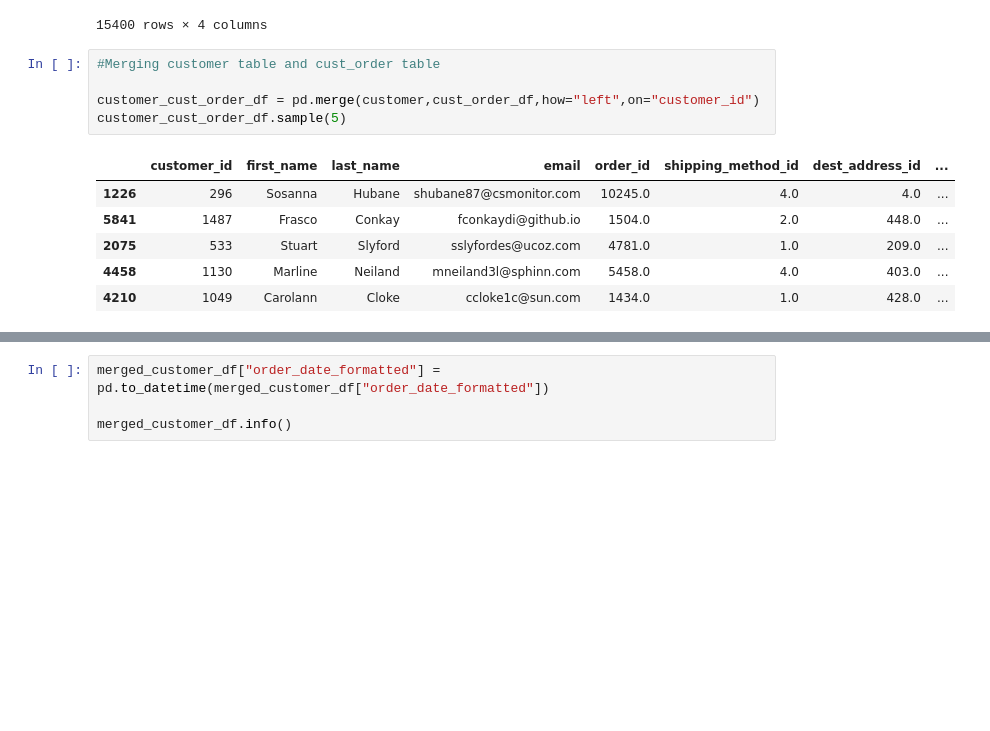
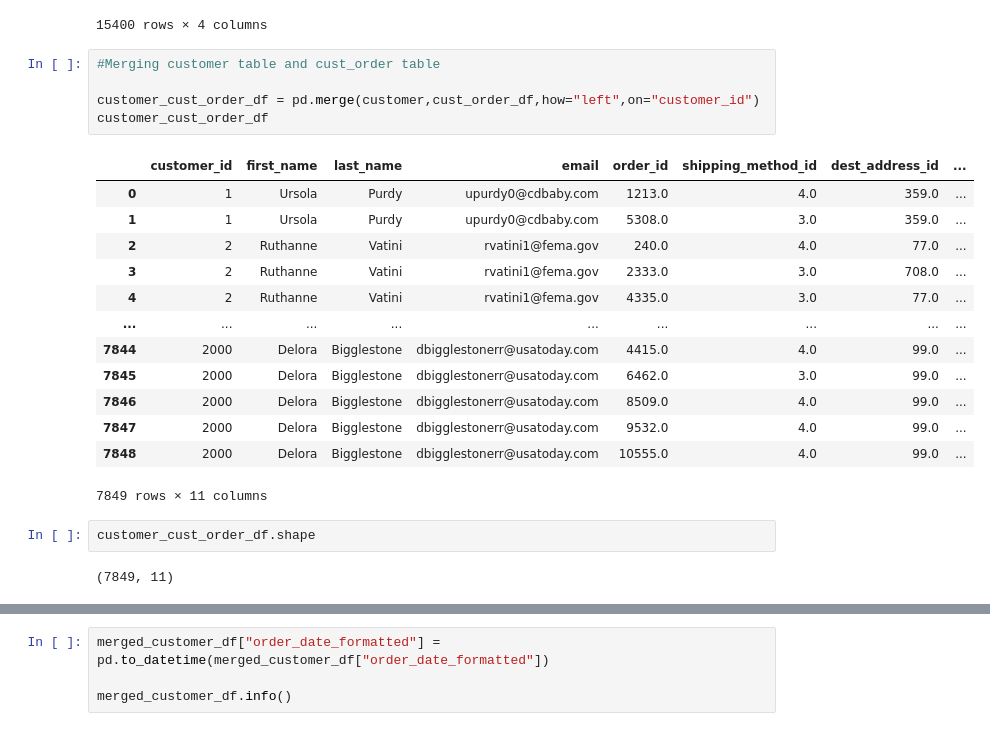
Before and after one commit to Ranjith-DS/DS_Final_Project_01, a Jupyter notebook: Notebook/EDA01.ipynb, the cells around one changed output, grey strips where cells are left out. Saved outputs shown, nothing was run; the diff lists cells and outputs as text; blank space fills up the shorter version.

```diff
--- a/Notebook/EDA01.ipynb
+++ b/Notebook/EDA01.ipynb
@@ -270,15 +264,26 @@ order_line_df
 # %%
 #Merging customer table and cust_order table
 
 customer_cust_order_df = pd.merge(customer,cust_order_df,how="left",on="customer_id")
-customer_cust_order_df.sample(5)
+customer_cust_order_df
 # %% [output]
 |  | customer_id | first_name | last_name | email | order_id | shipping_method_id | dest_address_id | ... |
-| 1226 | 296 | Sosanna | Hubane | shubane87@csmonitor.com | 10245.0 | 4.0 | 4.0 | ... |
-| 5841 | 1487 | Frasco | Conkay | fconkaydi@github.io | 1504.0 | 2.0 | 448.0 | ... |
-| 2075 | 533 | Stuart | Slyford | sslyfordes@ucoz.com | 4781.0 | 1.0 | 209.0 | ... |
-| 4458 | 1130 | Marline | Neiland | mneiland3l@sphinn.com | 5458.0 | 4.0 | 403.0 | ... |
-| 4210 | 1049 | Carolann | Cloke | ccloke1c@sun.com | 1434.0 | 1.0 | 428.0 | ... |
+| 0 | 1 | Ursola | Purdy | upurdy0@cdbaby.com | 1213.0 | 4.0 | 359.0 | ... |
+| 1 | 1 | Ursola | Purdy | upurdy0@cdbaby.com | 5308.0 | 3.0 | 359.0 | ... |
+| 2 | 2 | Ruthanne | Vatini | rvatini1@fema.gov | 240.0 | 4.0 | 77.0 | ... |
+| 3 | 2 | Ruthanne | Vatini | rvatini1@fema.gov | 2333.0 | 3.0 | 708.0 | ... |
+| 4 | 2 | Ruthanne | Vatini | rvatini1@fema.gov | 4335.0 | 3.0 | 77.0 | ... |
+| ... | ... | ... | ... | ... | ... | ... | ... | ... |
+| 7844 | 2000 | Delora | Bigglestone | dbigglestonerr@usatoday.com | 4415.0 | 4.0 | 99.0 | ... |
+| 7845 | 2000 | Delora | Bigglestone | dbigglestonerr@usatoday.com | 6462.0 | 3.0 | 99.0 | ... |
+| 7846 | 2000 | Delora | Bigglestone | dbigglestonerr@usatoday.com | 8509.0 | 4.0 | 99.0 | ... |
+| 7847 | 2000 | Delora | Bigglestone | dbigglestonerr@usatoday.com | 9532.0 | 4.0 | 99.0 | ... |
+| 7848 | 2000 | Delora | Bigglestone | dbigglestonerr@usatoday.com | 10555.0 | 4.0 | 99.0 | ... |
+7849 rows × 11 columns
+# %%
+customer_cust_order_df.shape
+# %% [output]
+(7849, 11)
 # %%
 # Merging customer_cust_order and  order line df
 
```
Also changed, not shown: parts of 29 cells of this notebook, 4 other files.
